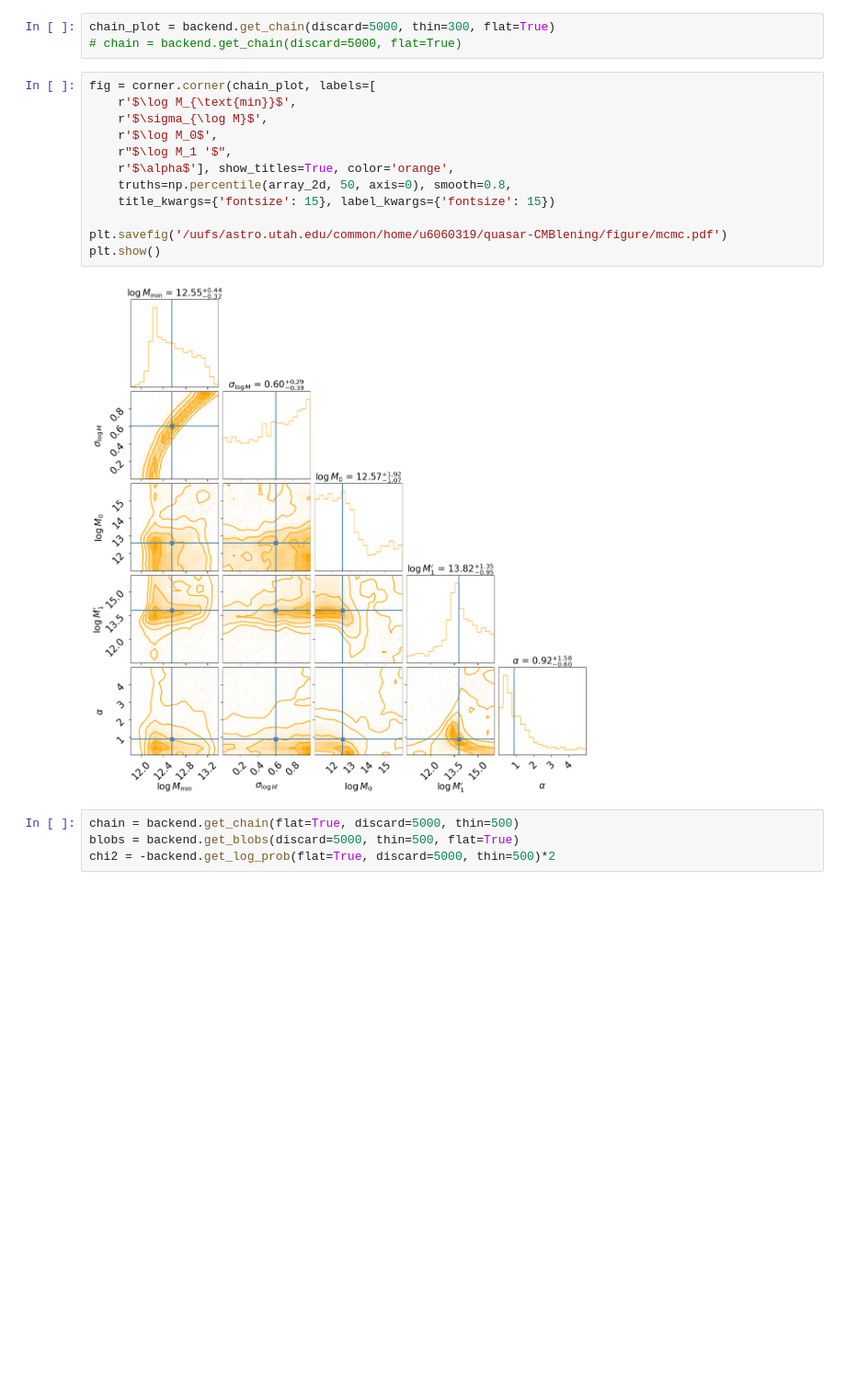
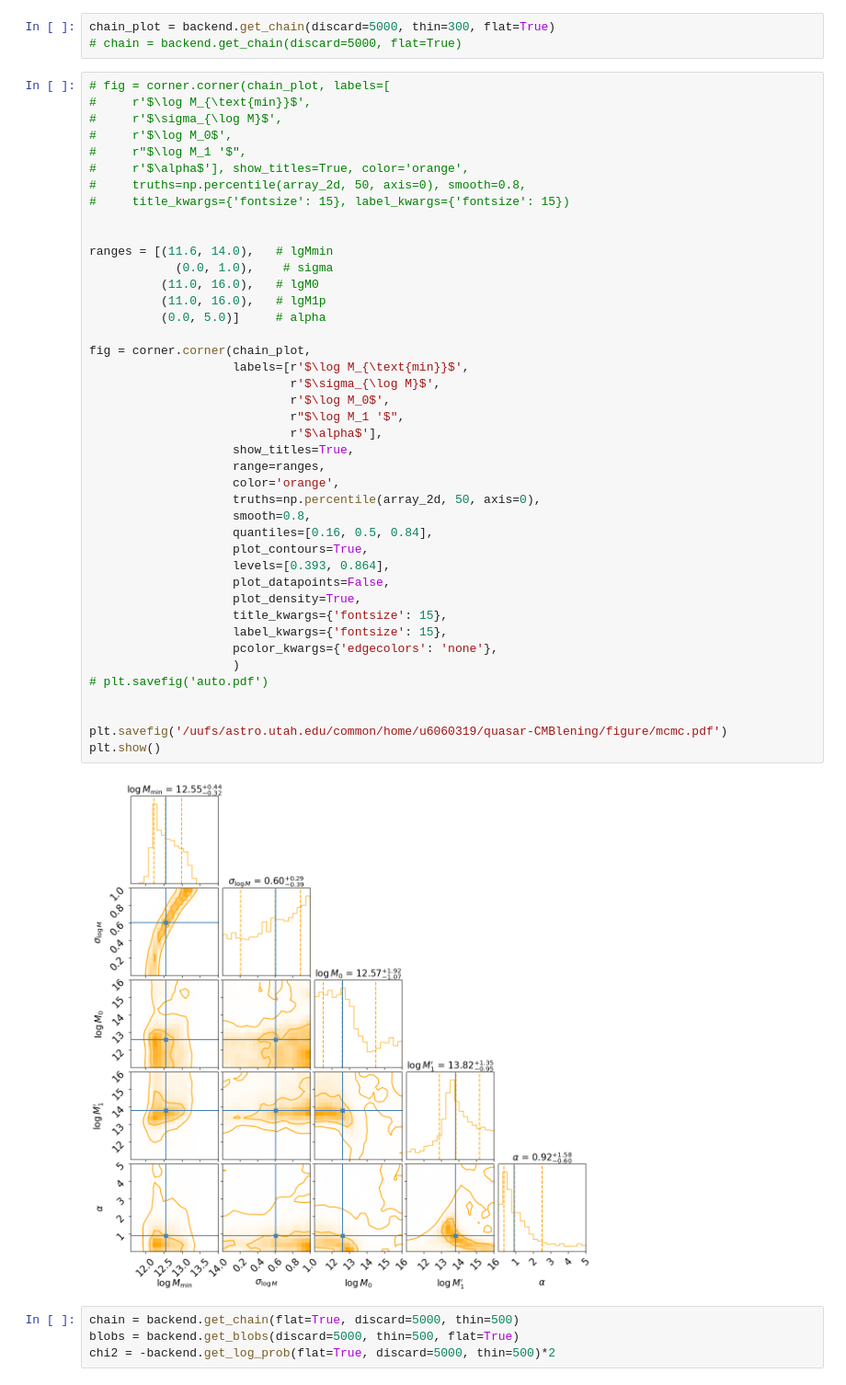
Before and after one commit to MeloDi-23/quasar-CMB-lensing-correlation, a Jupyter notebook: figureplot/MCMC.ipynb, the cells around one changed output. Shown at 92% size. Drawn from its saved outputs; the diff is of its cells as text; blank space fills up the shorter version.

```diff
--- a/figureplot/MCMC.ipynb
+++ b/figureplot/MCMC.ipynb
@@ -133,19 +133,49 @@ axe.vlines([m], bottom, top, colors='blue', linestyles='solid')
 chain_plot = backend.get_chain(discard=5000, thin=300, flat=True)
 # chain = backend.get_chain(discard=5000, flat=True)
 # %%
-fig = corner.corner(chain_plot, labels=[
-    r'$\log M_{\text{min}}$',
-    r'$\sigma_{\log M}$',
-    r'$\log M_0$',
-    r"$\log M_1 '$",
-    r'$\alpha$'], show_titles=True, color='orange',
-    truths=np.percentile(array_2d, 50, axis=0), smooth=0.8,
-    title_kwargs={'fontsize': 15}, label_kwargs={'fontsize': 15})
+# fig = corner.corner(chain_plot, labels=[
+#     r'$\log M_{\text{min}}$',
+#     r'$\sigma_{\log M}$',
+#     r'$\log M_0$',
+#     r"$\log M_1 '$",
+#     r'$\alpha$'], show_titles=True, color='orange',
+#     truths=np.percentile(array_2d, 50, axis=0), smooth=0.8,
+#     title_kwargs={'fontsize': 15}, label_kwargs={'fontsize': 15})
+
+
+ranges = [(11.6, 14.0),   # lgMmin
+            (0.0, 1.0),    # sigma
+          (11.0, 16.0),   # lgM0
+          (11.0, 16.0),   # lgM1p
+          (0.0, 5.0)]     # alpha
+
+fig = corner.corner(chain_plot,
+                    labels=[r'$\log M_{\text{min}}$',
+                            r'$\sigma_{\log M}$',
+                            r'$\log M_0$',
+                            r"$\log M_1 '$",
+                            r'$\alpha$'],
+                    show_titles=True,
+                    range=ranges,
+                    color='orange',
+                    truths=np.percentile(array_2d, 50, axis=0),
+                    smooth=0.8,
+                    quantiles=[0.16, 0.5, 0.84],
+                    plot_contours=True,
+                    levels=[0.393, 0.864],
+                    plot_datapoints=False,
+                    plot_density=True,
+                    title_kwargs={'fontsize': 15},
+                    label_kwargs={'fontsize': 15},
+                    pcolor_kwargs={'edgecolors': 'none'},
+                    )
+# plt.savefig('auto.pdf')
+
 
 plt.savefig('/uufs/astro.utah.edu/common/home/u6060319/quasar-CMBlening/figure/mcmc.pdf')
 plt.show()
 # %% [output]
-[figure, old version]
+[figure, new version]
 # %%
 chain = backend.get_chain(flat=True, discard=5000, thin=500)
 blobs = backend.get_blobs(discard=5000, thin=500, flat=True)
```
Also changed, not shown: parts of 1 cell of this notebook, 22 other files.
